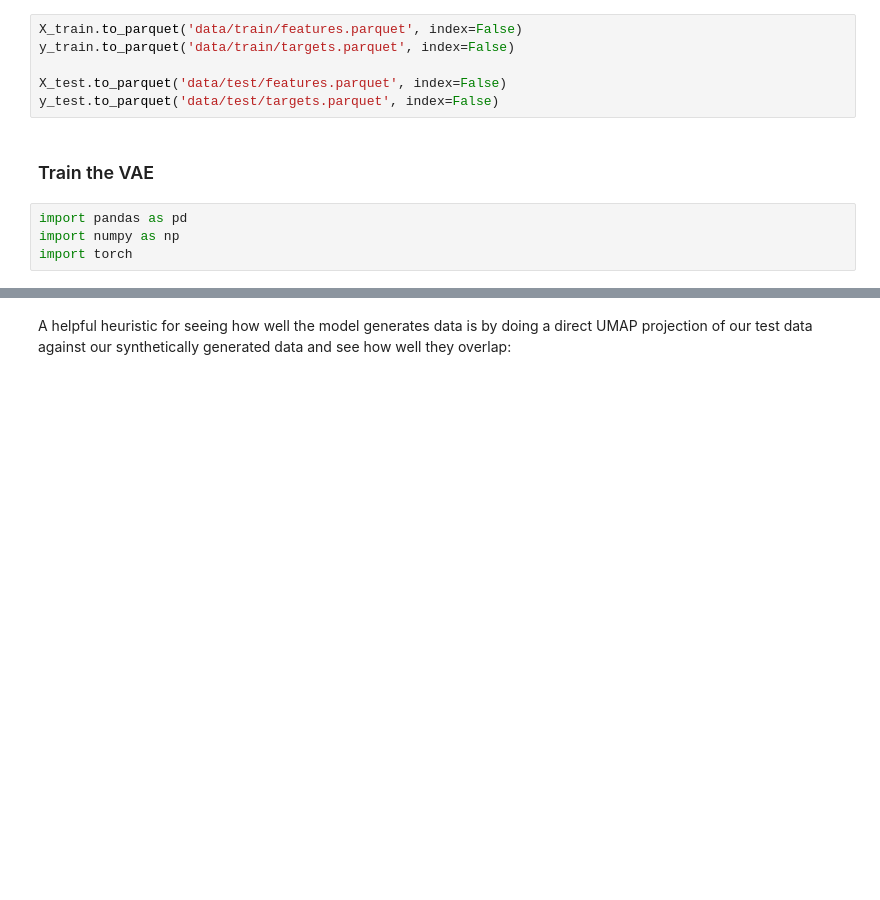
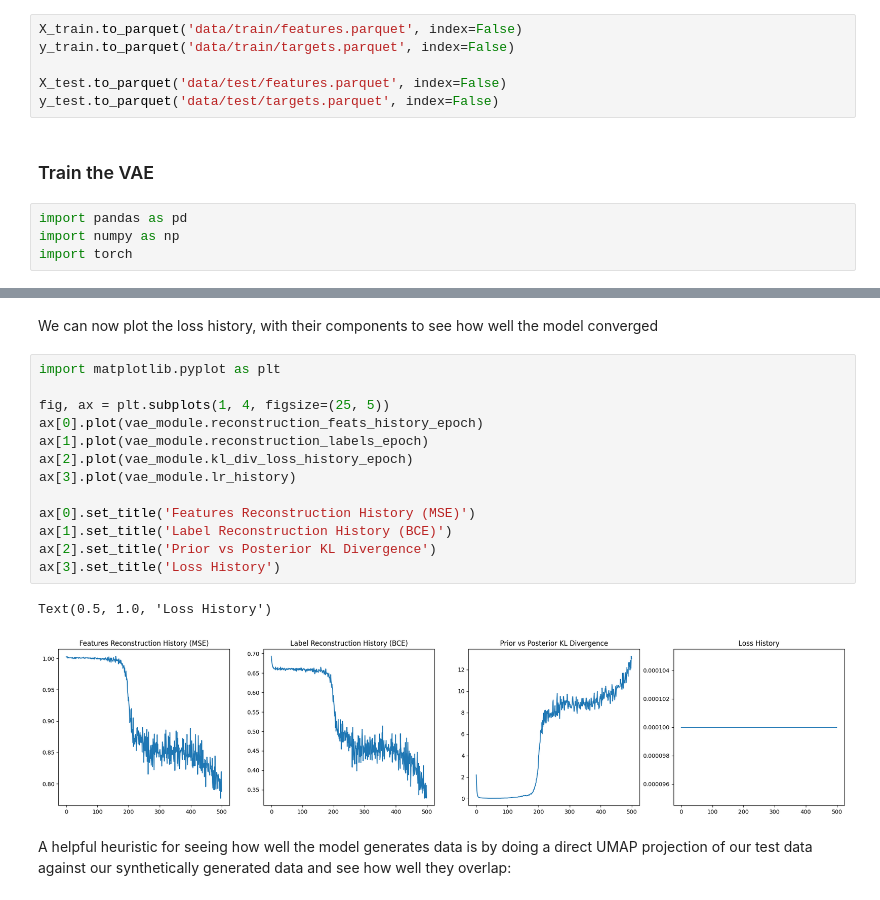
Before and after one commit to gavinkornitsky/DS4420_Project, a Jupyter notebook: POC.ipynb, the cells around one changed output, grey strips where cells are left out. Drawn from its saved outputs; the diff is of its cells as text; blank space fills up the shorter version.

```diff
--- a/POC.ipynb
+++ b/POC.ipynb
@@ -102,3 +74,21 @@ Find logs at: wandb/run-20260306_175455-ytu8y9v4/logs
+# %% [markdown]
+We can now plot the loss history, with their components to see how well the model converged
+# %%
+import matplotlib.pyplot as plt
+
+fig, ax = plt.subplots(1, 4, figsize=(25, 5))
+ax[0].plot(vae_module.reconstruction_feats_history_epoch)
+ax[1].plot(vae_module.reconstruction_labels_epoch)
+ax[2].plot(vae_module.kl_div_loss_history_epoch)
+ax[3].plot(vae_module.lr_history)
+
+ax[0].set_title('Features Reconstruction History (MSE)')
+ax[1].set_title('Label Reconstruction History (BCE)')
+ax[2].set_title('Prior vs Posterior KL Divergence')
+ax[3].set_title('Loss History')
+# %% [output]
+Text(0.5, 1.0, 'Loss History')
+[figure, added]
 # %% [markdown]
 A helpful heuristic for seeing how well the model generates data is by doing a direct UMAP projection of our test data against our synthetically generated data and see how well they overlap:
 # %%
```
Also changed, not shown: parts of 5 cells of this notebook.
